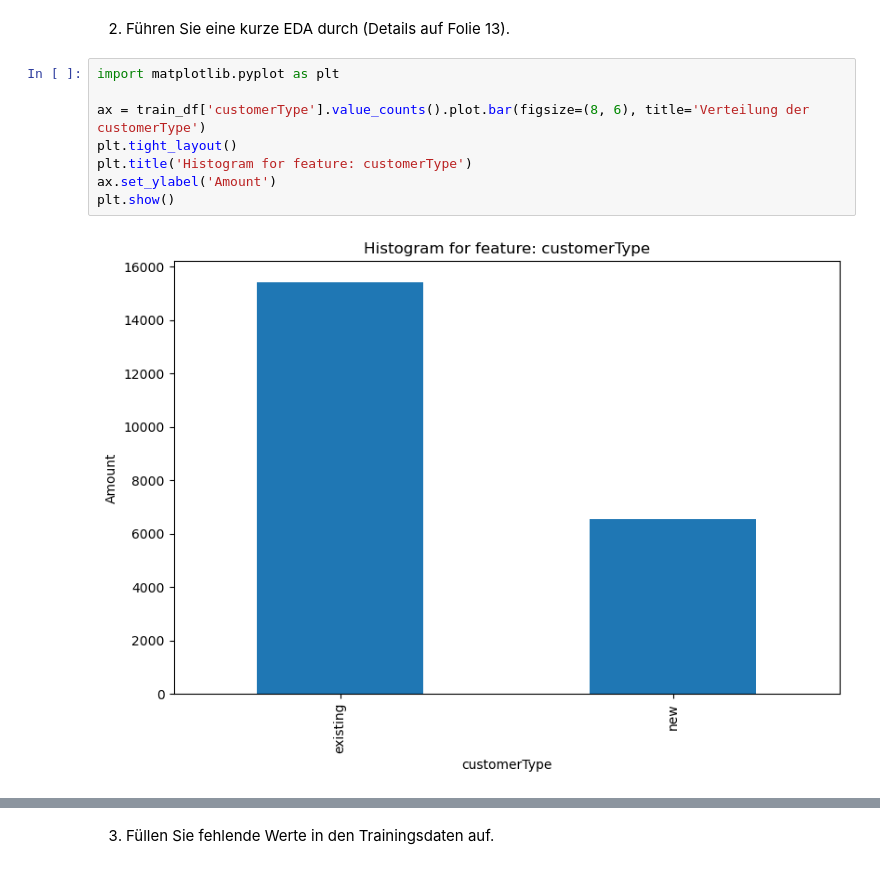
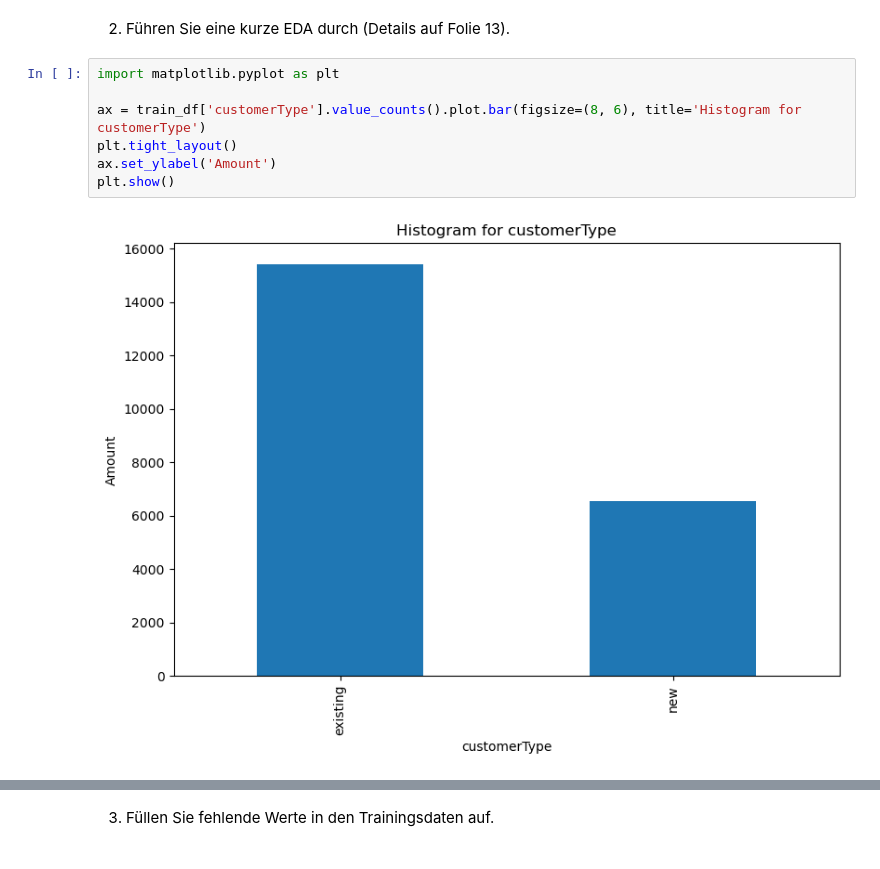
Before and after one commit to ClaraSto/ml-projekt-ss25, a Jupyter notebook: projekt.ipynb, the cells around one changed output, grey strips where cells are left out. Drawn from its saved outputs; the diff is of its cells as text.

```diff
--- a/projekt.ipynb
+++ b/projekt.ipynb
@@ -17,11 +17,10 @@ train_df.head()
 # %%
 import matplotlib.pyplot as plt
 
-ax = train_df['customerType'].value_counts().plot.bar(figsize=(8, 6), title='Verteilung der customerType')
+ax = train_df['customerType'].value_counts().plot.bar(figsize=(8, 6), title='Histogram for customerType')
 plt.tight_layout()
-plt.title('Histogram for feature: customerType')
 ax.set_ylabel('Amount')
 plt.show()
 # %% [output]
-[figure, old version]
+[figure, new version]
 # %%
```
Also changed, not shown: parts of 8 cells of this notebook.
